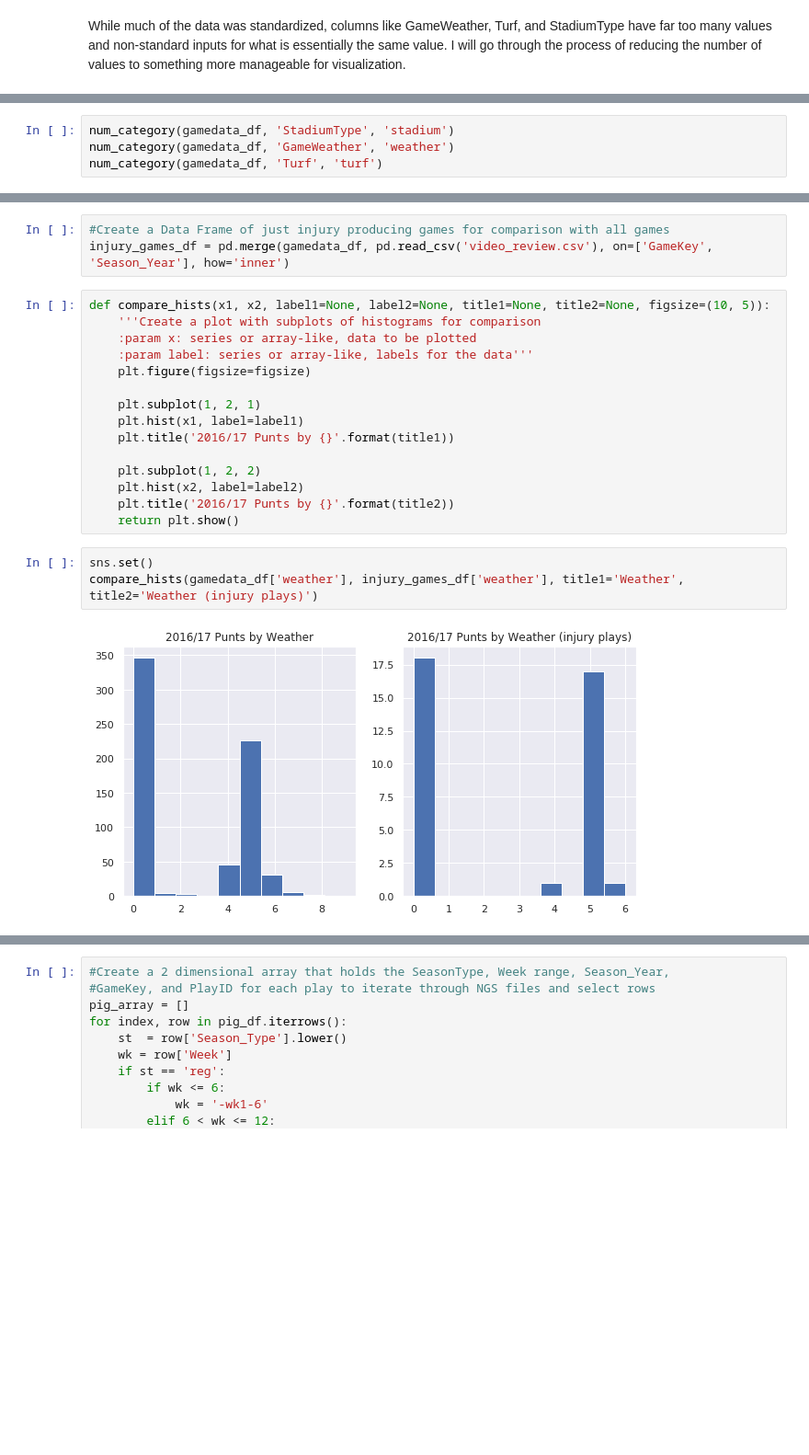
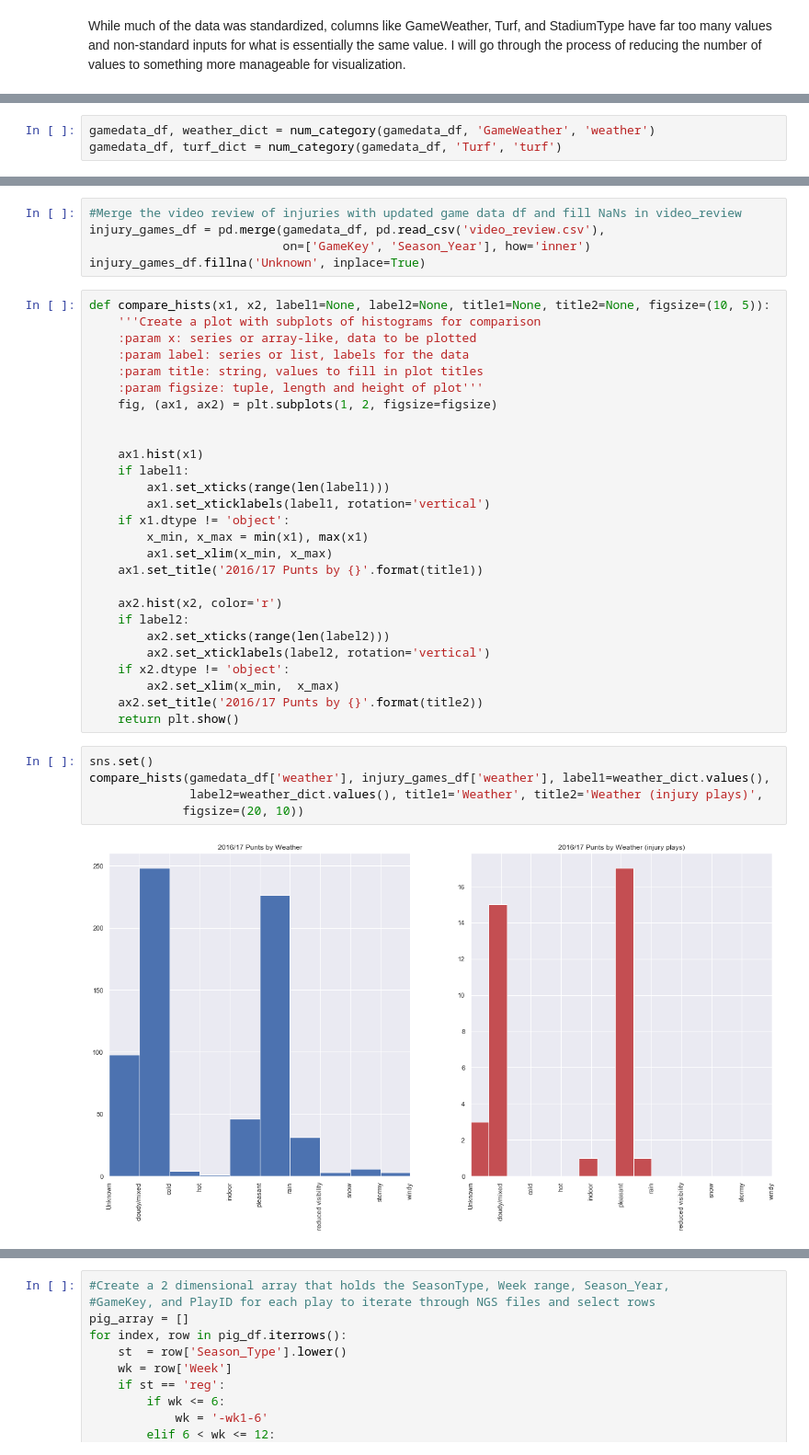
Before and after one commit to tjeffkessler/punt_analytics, a Jupyter notebook: Analytic Report Final.ipynb, the cells around one changed output, grey strips where cells are left out. Shown at 92% size. Drawn from its saved outputs; the diff is of its cells as text; blank space fills up the shorter version.

```diff
--- a/Analytic Report Final.ipynb
+++ b/Analytic Report Final.ipynb
@@ -206,4 +259,3 @@ def num_category(df, col, name):
 # %%
-num_category(gamedata_df, 'StadiumType', 'stadium')
-num_category(gamedata_df, 'GameWeather', 'weather')
-num_category(gamedata_df, 'Turf', 'turf')
+gamedata_df, weather_dict = num_category(gamedata_df, 'GameWeather', 'weather')
+gamedata_df, turf_dict = num_category(gamedata_df, 'Turf', 'turf')
@@ -229,23 +262,39 @@ num_category(gamedata_df, 'Turf', 'turf')
 # %%
-#Create a Data Frame of just injury producing games for comparison with all games
-injury_games_df = pd.merge(gamedata_df, pd.read_csv('video_review.csv'), on=['GameKey', 'Season_Year'], how='inner')
+#Merge the video review of injuries with updated game data df and fill NaNs in video_review
+injury_games_df = pd.merge(gamedata_df, pd.read_csv('video_review.csv'),
+                           on=['GameKey', 'Season_Year'], how='inner')
+injury_games_df.fillna('Unknown', inplace=True)
 # %%
 def compare_hists(x1, x2, label1=None, label2=None, title1=None, title2=None, figsize=(10, 5)):
     '''Create a plot with subplots of histograms for comparison
     :param x: series or array-like, data to be plotted
-    :param label: series or array-like, labels for the data'''
-    plt.figure(figsize=figsize)
+    :param label: series or list, labels for the data
+    :param title: string, values to fill in plot titles
+    :param figsize: tuple, length and height of plot'''
+    fig, (ax1, ax2) = plt.subplots(1, 2, figsize=figsize)
 
-    plt.subplot(1, 2, 1)
-    plt.hist(x1, label=label1)
-    plt.title('2016/17 Punts by {}'.format(title1))
 
-    plt.subplot(1, 2, 2)
-    plt.hist(x2, label=label2)
-    plt.title('2016/17 Punts by {}'.format(title2))
+    ax1.hist(x1)
+    if label1:
+        ax1.set_xticks(range(len(label1)))
+        ax1.set_xticklabels(label1, rotation='vertical')
+    if x1.dtype != 'object':
+        x_min, x_max = min(x1), max(x1)
+        ax1.set_xlim(x_min, x_max)
+    ax1.set_title('2016/17 Punts by {}'.format(title1))
+
+    ax2.hist(x2, color='r')
+    if label2:
+        ax2.set_xticks(range(len(label2)))
+        ax2.set_xticklabels(label2, rotation='vertical')
+    if x2.dtype != 'object':
+        ax2.set_xlim(x_min,  x_max)
+    ax2.set_title('2016/17 Punts by {}'.format(title2))
     return plt.show()
 # %%
 sns.set()
-compare_hists(gamedata_df['weather'], injury_games_df['weather'], title1='Weather', title2='Weather (injury plays)')
+compare_hists(gamedata_df['weather'], injury_games_df['weather'], label1=weather_dict.values(),
+              label2=weather_dict.values(), title1='Weather', title2='Weather (injury plays)',
+             figsize=(20, 10))
 # %% [output]
-[figure, old version]
+[figure, new version]
```
Also changed, not shown: parts of 43 cells of this notebook.
